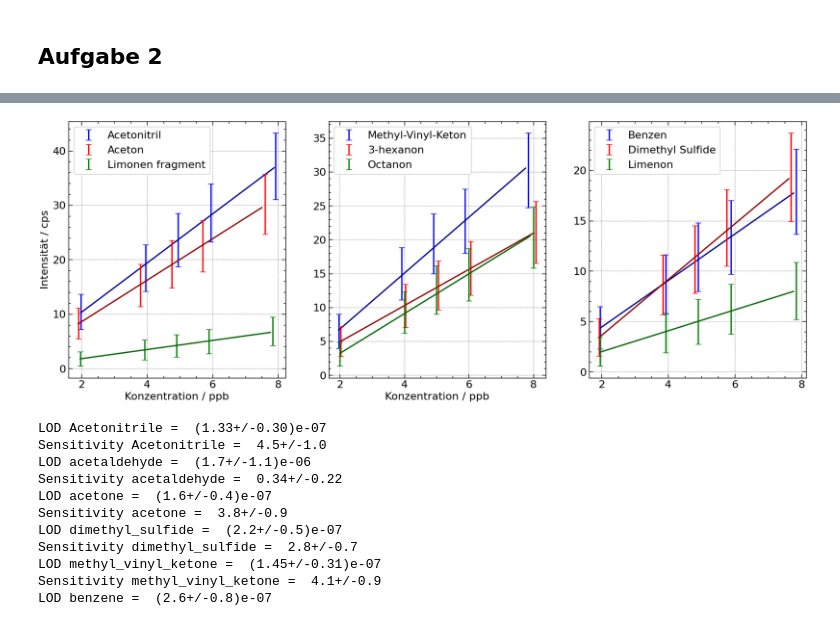
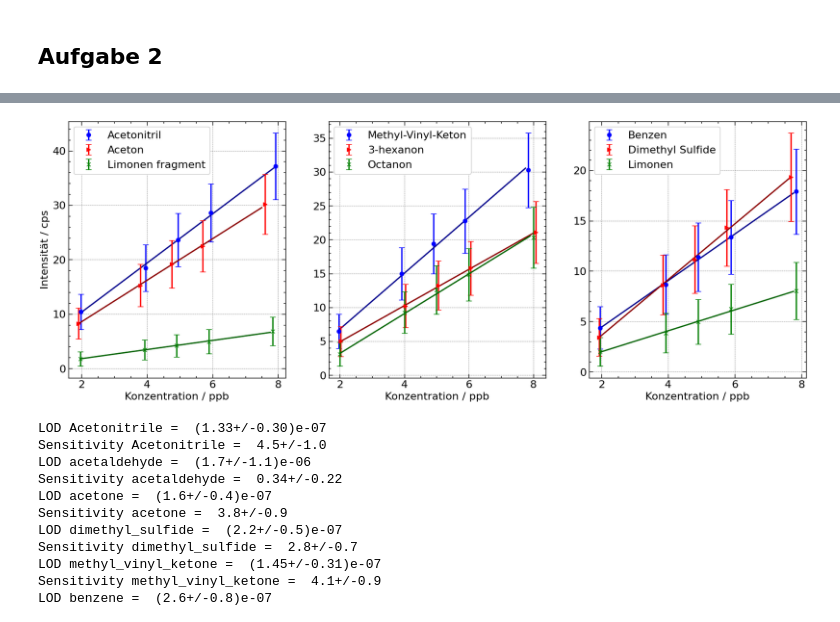
Before and after one commit to KemalOenen/advanced_labcourse, a Jupyter notebook: I002/data_analysis.ipynb, the cells around one changed output, grey strips where cells are left out. Drawn from its saved outputs; the diff is of its cells as text; code cells hidden in the pictures.

Commit message:
Plots and small additional calculations in code

```diff
--- a/I002/data_analysis.ipynb
+++ b/I002/data_analysis.ipynb
@@ -51,12 +51,12 @@ cps_limenone_fragment=np.array([0.178401, 0.340847, 0.419181, 0.493099, 0.682274
 fig, axs=plt.subplots(1, 3, figsize=(20, 7))
 
 #acetonitrile and acetone #and acetaldehyde
-axs[0].errorbar(ppb_acetonitrile, cps_acetonitrile, yerr=np.sqrt(cps_acetonitrile), ls='', elinewidth=2, capsize=4, label="Acetonitril", color="blue")
+axs[0].errorbar(ppb_acetonitrile, cps_acetonitrile, yerr=np.sqrt(cps_acetonitrile), ls='', elinewidth=2, capsize=4, label="Acetonitril", color="blue", marker='o')
 popt_acetonitrile, pcov_acetonitrile=curve_fit(linear_fit, ppb_acetonitrile, cps_acetonitrile, p0=[1, 1], sigma=np.sqrt(cps_acetonitrile), absolute_sigma=True)
 x_temp=np.arange(ppb_acetonitrile.min(), ppb_acetonitrile.max(), 0.1)
 axs[0].plot(x_temp, linear_fit(x_temp, popt_acetonitrile[0], popt_acetonitrile[1]), color="darkblue")
 
-axs[0].errorbar(ppb_acetone, cps_acetone, yerr=np.sqrt(cps_acetone), ls='', elinewidth=2, capsize=4, label="Aceton", color="red")
+axs[0].errorbar(ppb_acetone, cps_acetone, yerr=np.sqrt(cps_acetone), ls='', elinewidth=2, capsize=4, label="Aceton", color="red", marker='>')
 popt_acetone, pcov_acetone=curve_fit(linear_fit, ppb_acetone, cps_acetone, p0=[1, 1], sigma=np.sqrt(cps_acetone), absolute_sigma=True)
 x_temp=np.arange(ppb_acetone.min(), ppb_acetone.max(), 0.1)
 axs[0].plot(x_temp, linear_fit(x_temp, popt_acetone[0], popt_acetone[1]), color="darkred")
@@ -66,7 +66,7 @@ popt_acetaldehyde, pcov_acetaldehyde=curve_fit(linear_fit, ppb_acetaldehyde, cps
 x_temp=np.arange(ppb_acetaldehyde.min(), ppb_acetaldehyde.max(), 0.1)
 #axs[0].plot(x_temp, linear_fit(x_temp, popt_acetaldehyde[0], popt_acetaldehyde[1]), color="darkgreen")
 
-axs[0].errorbar(ppb_limenone_fragment, cps_limenone_fragment, yerr=np.sqrt(cps_limenone_fragment), ls='', elinewidth=2, capsize=4, label="Limonen fragment", color="green")
+axs[0].errorbar(ppb_limenone_fragment, cps_limenone_fragment, yerr=np.sqrt(cps_limenone_fragment), ls='', elinewidth=2, capsize=4, label="Limonen fragment", color="green", marker='x')
 popt_limenone_fragment, pcov_limenone_fragment=curve_fit(linear_fit, ppb_limenone_fragment, cps_limenone_fragment, p0=[1, 1], sigma=np.sqrt(cps_limenone_fragment), absolute_sigma=True)
 x_temp=np.arange(ppb_limenone_fragment.min(), ppb_limenone_fragment.max(), 0.1)
 axs[0].plot(x_temp, linear_fit(x_temp, popt_limenone_fragment[0], popt_limenone_fragment[1]), color="darkgreen")
@@ -78,45 +78,47 @@ axs[0].set_ylabel("Intensität / cps")
 #_______________________________________________________________________________________________________
 
 #methyl_vinyl_ketone and 3 hexanone and octanone
-axs[1].errorbar(ppb_methyl_vinyl_ketone, cps_methyl_vinyl_ketone, yerr=np.sqrt(cps_methyl_vinyl_ketone), ls='', elinewidth=2, capsize=4, label="Methyl-Vinyl-Keton", color="blue")
+axs[1].errorbar(ppb_methyl_vinyl_ketone, cps_methyl_vinyl_ketone, yerr=np.sqrt(cps_methyl_vinyl_ketone), ls='', elinewidth=2, capsize=4, label="Methyl-Vinyl-Keton", color="blue", marker='o')
 popt_methyl_vinyl_ketone, pcov_methyl_vinyl_ketone=curve_fit(linear_fit, ppb_methyl_vinyl_ketone, cps_methyl_vinyl_ketone, p0=[1, 1], sigma=np.sqrt(cps_methyl_vinyl_ketone), absolute_sigma=True)
 x_temp=np.arange(ppb_methyl_vinyl_ketone.min(), ppb_methyl_vinyl_ketone.max(), 0.1)
 axs[1].plot(x_temp, linear_fit(x_temp, popt_methyl_vinyl_ketone[0], popt_methyl_vinyl_ketone[1]), color="darkblue")
 
-axs[1].errorbar(ppb_3_hexanone, cps_3_hexanone, yerr=np.sqrt(cps_3_hexanone), ls='', elinewidth=2, capsize=4, label="3-hexanon", color="red")
+axs[1].errorbar(ppb_3_hexanone, cps_3_hexanone, yerr=np.sqrt(cps_3_hexanone), ls='', elinewidth=2, capsize=4, label="3-hexanon", color="red", marker='>')
 popt_3_hexanone, pcov_3_hexanone=curve_fit(linear_fit, ppb_3_hexanone, cps_3_hexanone, p0=[1, 1], sigma=np.sqrt(cps_3_hexanone), absolute_sigma=True)
 x_temp=np.arange(ppb_3_hexanone.min(), ppb_3_hexanone.max(), 0.1)
 axs[1].plot(x_temp, linear_fit(x_temp, popt_3_hexanone[0], popt_3_hexanone[1]), color="darkred")
 
-axs[1].errorbar(ppb_octanone, cps_octanone, yerr=np.sqrt(cps_octanone), ls='', elinewidth=2, capsize=4, label="Octanon", color="green")
+axs[1].errorbar(ppb_octanone, cps_octanone, yerr=np.sqrt(cps_octanone), ls='', elinewidth=2, capsize=4, label="Octanon", color="green", marker='x')
 popt_octanone, pcov_octanone=curve_fit(linear_fit, ppb_octanone, cps_octanone, p0=[1, 1], sigma=np.sqrt(cps_octanone), absolute_sigma=True)
 x_temp=np.arange(ppb_octanone.min(), ppb_octanone.max(), 0.1)
 axs[1].plot(x_temp, linear_fit(x_temp, popt_octanone[0], popt_octanone[1]), color="darkgreen")
 axs[1].legend()
 axs[1].set_xlabel("Konzentration / ppb")
 
 #________________________________________________________________________
 
 #benzene and dimethyl sulfide and limenone
-axs[2].errorbar(ppb_benzene, cps_benzene, yerr=np.sqrt(cps_benzene), ls='', elinewidth=2, capsize=4, label="Benzen", color="blue")
+axs[2].errorbar(ppb_benzene, cps_benzene, yerr=np.sqrt(cps_benzene), ls='', elinewidth=2, capsize=4, label="Benzen", color="blue", marker='o')
 popt_benzene, pcov_benzene=curve_fit(linear_fit, ppb_benzene, cps_benzene, p0=[1, 1], sigma=np.sqrt(cps_benzene), absolute_sigma=True)
 x_temp=np.arange(ppb_benzene.min(), ppb_benzene.max(), 0.1)
 axs[2].plot(x_temp, linear_fit(x_temp, popt_benzene[0], popt_benzene[1]), color="darkblue")
 
-axs[2].errorbar(ppb_dimethyl_sulfide, cps_dimethyl_sulfide, yerr=np.sqrt(cps_dimethyl_sulfide), ls='', elinewidth=2, capsize=4, label="Dimethyl Sulfide", color="red")
+axs[2].errorbar(ppb_dimethyl_sulfide, cps_dimethyl_sulfide, yerr=np.sqrt(cps_dimethyl_sulfide), ls='', elinewidth=2, capsize=4, label="Dimethyl Sulfide", color="red", marker='>')
 popt_dimethyl_sulfide, pcov_dimethyl_sulfide=curve_fit(linear_fit, ppb_dimethyl_sulfide, cps_dimethyl_sulfide, p0=[1, 1], sigma=np.sqrt(cps_dimethyl_sulfide), absolute_sigma=True)
 x_temp=np.arange(ppb_dimethyl_sulfide.min(), ppb_dimethyl_sulfide.max(), 0.1)
 axs[2].plot(x_temp, linear_fit(x_temp, popt_dimethyl_sulfide[0], popt_dimethyl_sulfide[1]), color="darkred")
 
-axs[2].errorbar(ppb_limenone, cps_limenone, yerr=np.sqrt(cps_limenone), ls='', elinewidth=2, capsize=4, label="Limenon", color="green")
+axs[2].errorbar(ppb_limenone, cps_limenone, yerr=np.sqrt(cps_limenone), ls='', elinewidth=2, capsize=4, label="Limonen", color="green", marker='x')
 popt_limenone, pcov_limenone=curve_fit(linear_fit, ppb_limenone, cps_limenone, p0=[1, 1], sigma=np.sqrt(cps_limenone), absolute_sigma=True)
 x_temp=np.arange(ppb_limenone.min(), ppb_limenone.max(), 0.1)
 axs[2].plot(x_temp, linear_fit(x_temp, popt_limenone[0], popt_limenone[1]), color="darkgreen")
+axs[2].set_xlabel("Konzentration / ppb")
 axs[2].legend()
 
+plt.savefig(".\plots\Cocentrations_Intensities.png", dpi=500)
 plt.show()
 # %% [output]
-[figure, old version]
+[figure, new version]
 # %%
 FC4_std=np.array([3.905e-7, 3.92759e-07, 3.93437e-07, 3.98059e-07, 3.9512e-07])
 FC4_std_total=2.99294e-07
```
Also changed, not shown: parts of 4 cells of this notebook, 2 other files.
